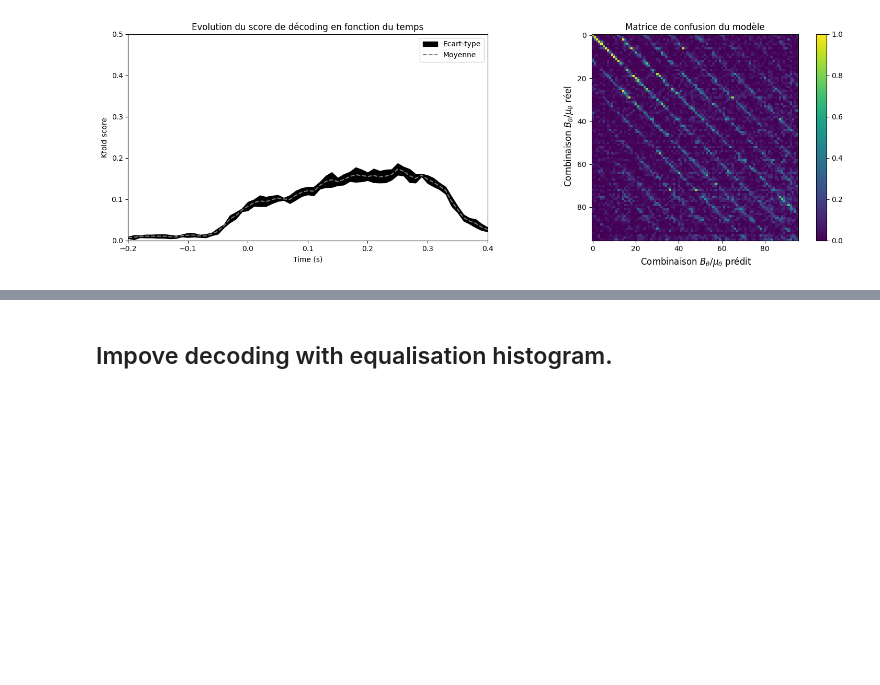
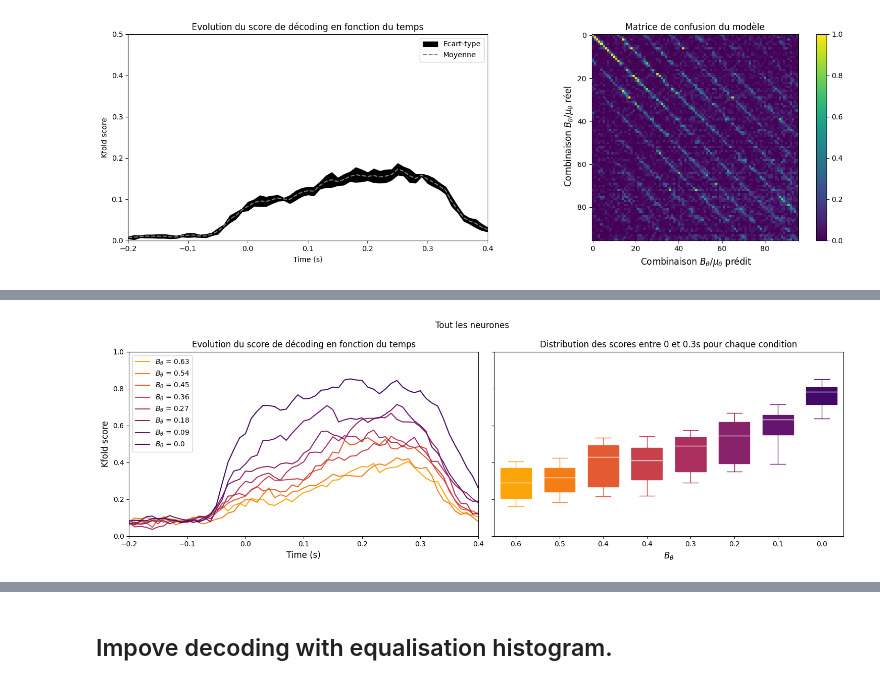
Before and after one commit to alexandre-laine/2023-INT-StageM1, a Jupyter notebook: Notebook/Figure_decoding.ipynb, the cells around one changed output, grey strips where cells are left out. Drawn from its saved outputs; the diff is of its cells as text; code cells hidden in the pictures; blank space fills up the shorter version.

```diff
--- a/Notebook/Figure_decoding.ipynb
+++ b/Notebook/Figure_decoding.ipynb
@@ -132,0 +161,81 @@ plt.show()
+# %%
+fig,ax=plt.subplots(1,2,figsize=(15,5),sharey=True)
+for i in range(len(B_thetas)):
+    ax[0].plot(timesteps,Scores_mean_theta[:,i],label=r"$B_{\theta}$ = "+str(round(B_thetas[i],2)),color=colors[i])
+    #ax[0].fill_between(timesteps,Scores_mean_theta[:,i]-Scores_sd_theta[:,i],Scores_mean_theta[:,i]+Scores_sd_theta[:,i],color=colors[i],label=r"$B_{\theta}$ = "+str(round(B_thetas[i],1)))
+ax[0].set_xlim(timesteps.min(),timesteps.max())
+ax[0].set_ylim(0,1)
+ax[0].set_xlabel("Time (s)",size=12)
+ax[0].set_ylabel("Kfold score",size=12)
+ax[0].set_title("Evolution du score de décoding en fonction du temps",size=12)
+ax[0].legend()
+
+for i in range(len(B_thetas)):
+    ax[1].boxplot(Scores_mean_theta[20:50,i],positions = [i],widths = 0.7, showmeans = False,showfliers = False,
+                  patch_artist=True, boxprops=dict(facecolor=colors[i], color=colors[i]),
+                  capprops=dict(color=colors[i]), whiskerprops=dict(color=colors[i]),
+                  flierprops=dict(color=colors[i], markeredgecolor=colors[i]),
+                  medianprops=dict(color='white'))
+
+ax[1].set_xticklabels([round(B_thetas[i],1) for i in range(len(B_thetas))])
+ax[1].set_xlabel(r"$B_{\theta}$",size=12)
+ax[1].set_title("Distribution des scores entre 0 et 0.3s pour chaque condition",size=12)
+
+fig.suptitle("Tout les neurones")
+plt.tight_layout()
+plt.show()
+
+fig,ax=plt.subplots(1,2,figsize=(15,5),sharey=True)
+for i in range(len(B_thetas)):
+    ax[0].plot(timesteps,Scores_mean_theta_grp1[:,i],label=r"$B_{\theta}$ = "+str(round(B_thetas[i],2)),color=colors[i])
+    #ax[0].fill_between(timesteps,Scores_mean_theta[:,i]-Scores_sd_theta[:,i],Scores_mean_theta[:,i]+Scores_sd_theta[:,i],color=colors[i],label=r"$B_{\theta}$ = "+str(round(B_thetas[i],1)))
+ax[0].set_xlim(timesteps.min(),timesteps.max())
+ax[0].set_ylim(0,1)
+ax[0].set_xlabel("Time (s)",size=12)
+ax[0].set_ylabel("Kfold score",size=12)
+ax[0].set_title("Evolution du score de décoding en fonction du temps",size=12)
+ax[0].legend()
+
+for i in range(len(B_thetas)):
+    ax[1].boxplot(Scores_mean_theta_grp1[20:50,i],positions = [i],widths = 0.7, showmeans = False,showfliers = False,
+                  patch_artist=True, boxprops=dict(facecolor=colors[i], color=colors[i]),
+                  capprops=dict(color=colors[i]), whiskerprops=dict(color=colors[i]),
+                  flierprops=dict(color=colors[i], markeredgecolor=colors[i]),
+                  medianprops=dict(color='white'))
+
+ax[1].set_xticklabels([round(B_thetas[i],1) for i in range(len(B_thetas))])
+ax[1].set_xlabel(r"$B_{\theta}$",size=12)
+ax[1].set_title("Distribution des scores entre 0 et 0.3s pour chaque condition",size=12)
+
+fig.suptitle("Groupe 1")
+plt.tight_layout()
+plt.show()
+
+fig,ax=plt.subplots(1,2,figsize=(15,5),sharey=True)
+for i in range(len(B_thetas)):
+    ax[0].plot(timesteps,Scores_mean_theta_grp2[:,i],label=r"$B_{\theta}$ = "+str(round(B_thetas[i],2)),color=colors[i])
+    #ax[0].fill_between(timesteps,Scores_mean_theta[:,i]-Scores_sd_theta[:,i],Scores_mean_theta[:,i]+Scores_sd_theta[:,i],color=colors[i],label=r"$B_{\theta}$ = "+str(round(B_thetas[i],1)))
+ax[0].set_xlim(timesteps.min(),timesteps.max())
+ax[0].set_ylim(0,1)
+ax[0].set_xlabel("Time (s)",size=12)
+ax[0].set_ylabel("Kfold score",size=12)
+ax[0].set_title("Evolution du score de décoding en fonction du temps",size=12)
+ax[0].legend()
+
+#ax[1].hlines(0.5,0,7,linestyle="--",color="red")
+for i in range(len(B_thetas)):
+    ax[1].boxplot(Scores_mean_theta_grp2[20:50,i],positions = [i],widths = 0.7, showmeans = False,showfliers = False,
+                  patch_artist=True, boxprops=dict(facecolor=colors[i], color=colors[i]),
+                  capprops=dict(color=colors[i]), whiskerprops=dict(color=colors[i]),
+                  flierprops=dict(color=colors[i], markeredgecolor=colors[i]),
+                  medianprops=dict(color='white'))
+
+ax[1].set_xticklabels([round(B_thetas[i],1) for i in range(len(B_thetas))])
+ax[1].set_xlabel(r"$B_{\theta}$",size=12)
+ax[1].set_title("Distribution des scores entre 0 et 0.3s pour chaque condition",size=12)
+
+fig.suptitle("Groupe 2")
+plt.tight_layout()
+plt.show()
+# %% [output]
+[figure, added]
```
Also changed, not shown: parts of 14 cells of this notebook, 29 other files.
